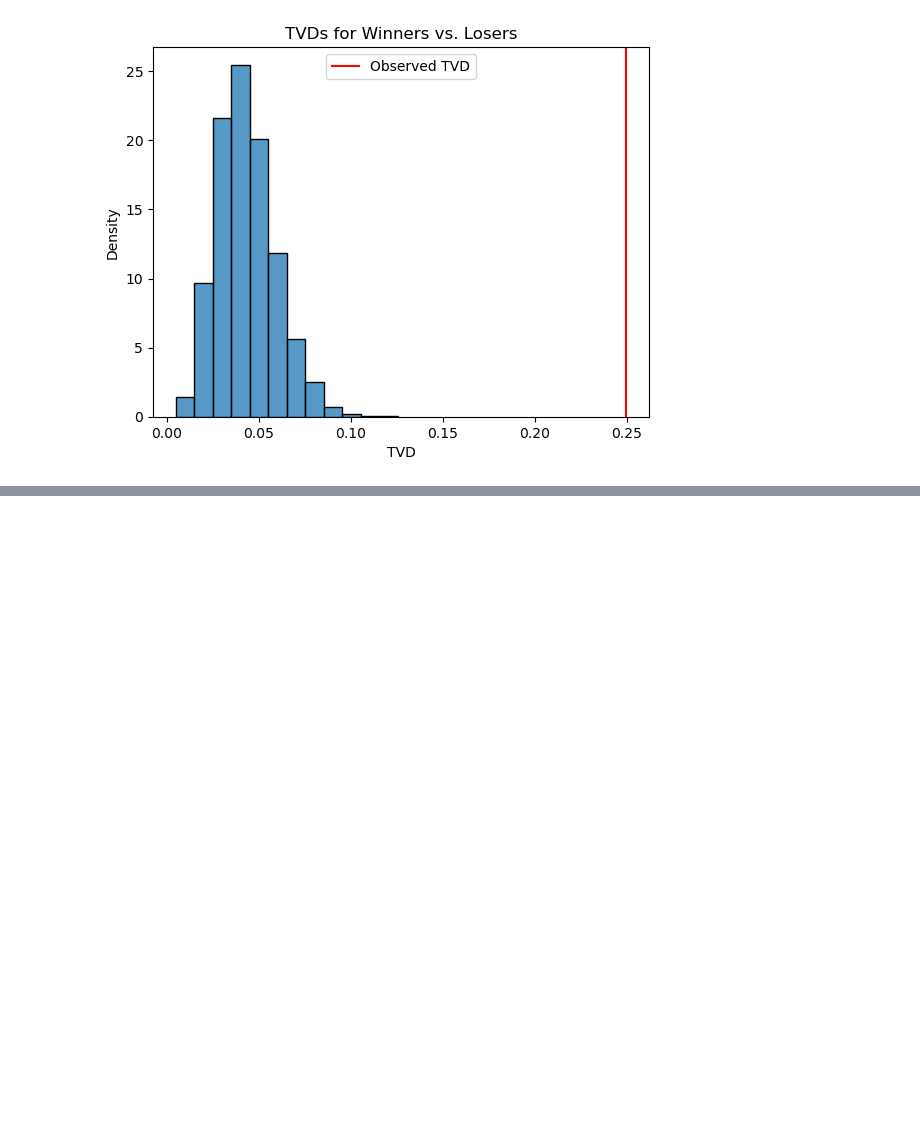
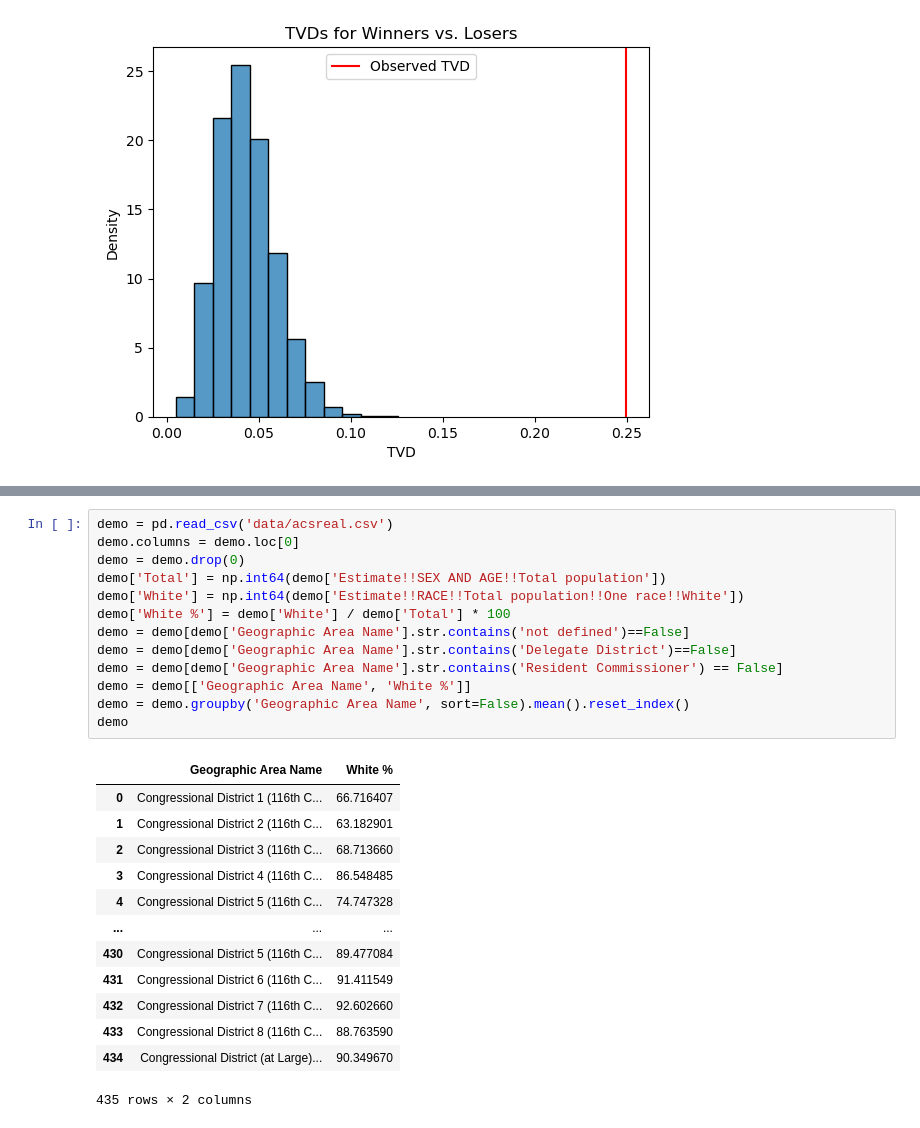
Before and after one commit to sarsong/data102proj, a Jupyter notebook: vivian_eda.ipynb, the cells around one changed output, grey strips where cells are left out. Drawn from its saved outputs; the diff is of its cells as text; blank space fills up the shorter version.

```diff
--- a/vivian_eda.ipynb
+++ b/vivian_eda.ipynb
@@ -320,0 +337,27 @@ p-val: 0.0
+# %%
+demo = pd.read_csv('data/acsreal.csv')
+demo.columns = demo.loc[0]
+demo = demo.drop(0)
+demo['Total'] = np.int64(demo['Estimate!!SEX AND AGE!!Total population'])
+demo['White'] = np.int64(demo['Estimate!!RACE!!Total population!!One race!!White'])
+demo['White %'] = demo['White'] / demo['Total'] * 100
+demo = demo[demo['Geographic Area Name'].str.contains('not defined')==False]
+demo = demo[demo['Geographic Area Name'].str.contains('Delegate District')==False]
+demo = demo[demo['Geographic Area Name'].str.contains('Resident Commissioner') == False]
+demo = demo[['Geographic Area Name', 'White %']]
+demo = demo.groupby('Geographic Area Name', sort=False).mean().reset_index()
+demo
+# %% [output]
+|  | Geographic Area Name | White % |
+| 0 | Congressional District 1 (116th C... | 66.716407 |
+| 1 | Congressional District 2 (116th C... | 63.182901 |
+| 2 | Congressional District 3 (116th C... | 68.713660 |
+| 3 | Congressional District 4 (116th C... | 86.548485 |
+| 4 | Congressional District 5 (116th C... | 74.747328 |
+| ... | ... | ... |
+| 430 | Congressional District 5 (116th C... | 89.477084 |
+| 431 | Congressional District 6 (116th C... | 91.411549 |
+| 432 | Congressional District 7 (116th C... | 92.602660 |
+| 433 | Congressional District 8 (116th C... | 88.763590 |
+| 434 | Congressional District (at Large)... | 90.349670 |
+435 rows × 2 columns
```
Also changed, not shown: parts of 6 cells of this notebook, 1 other file.
